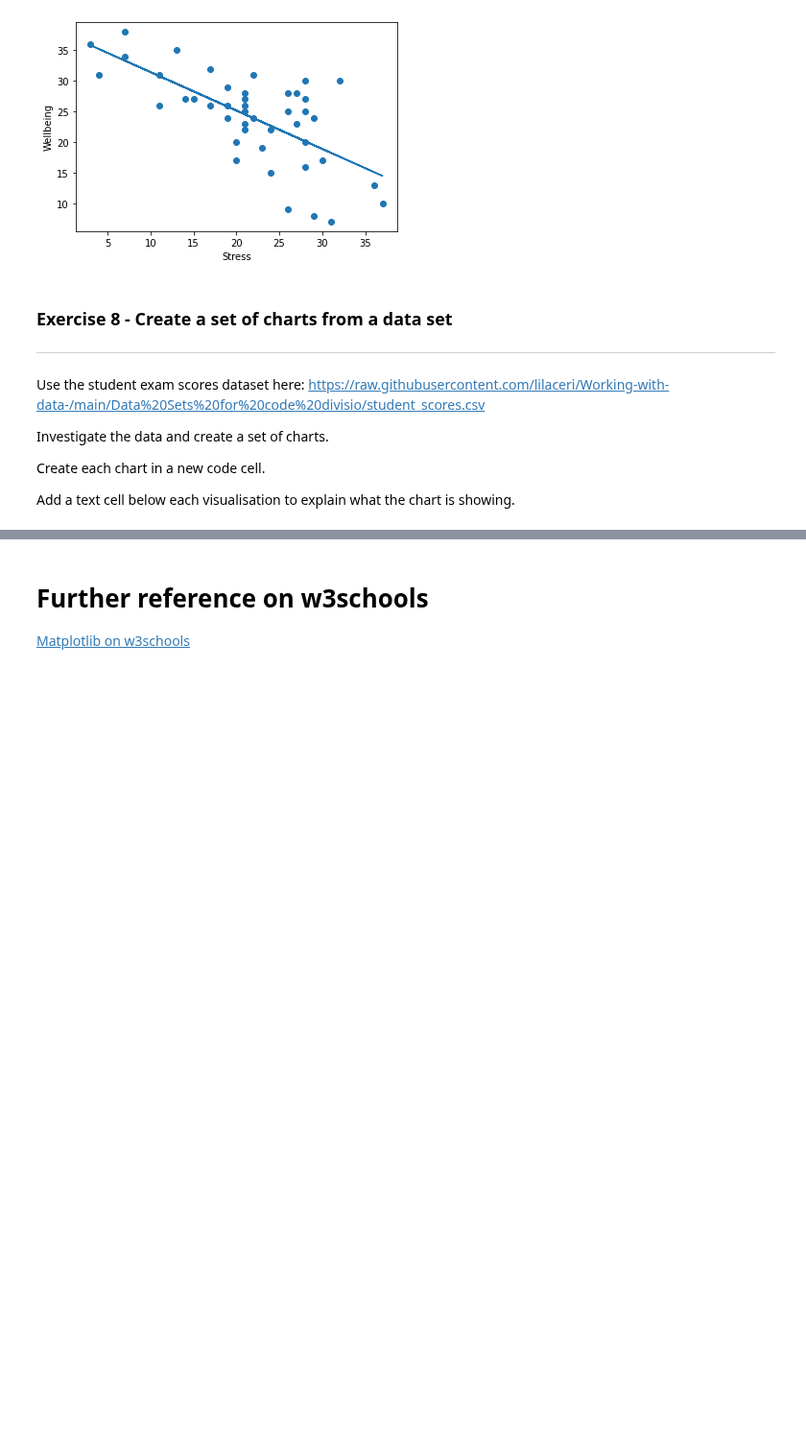
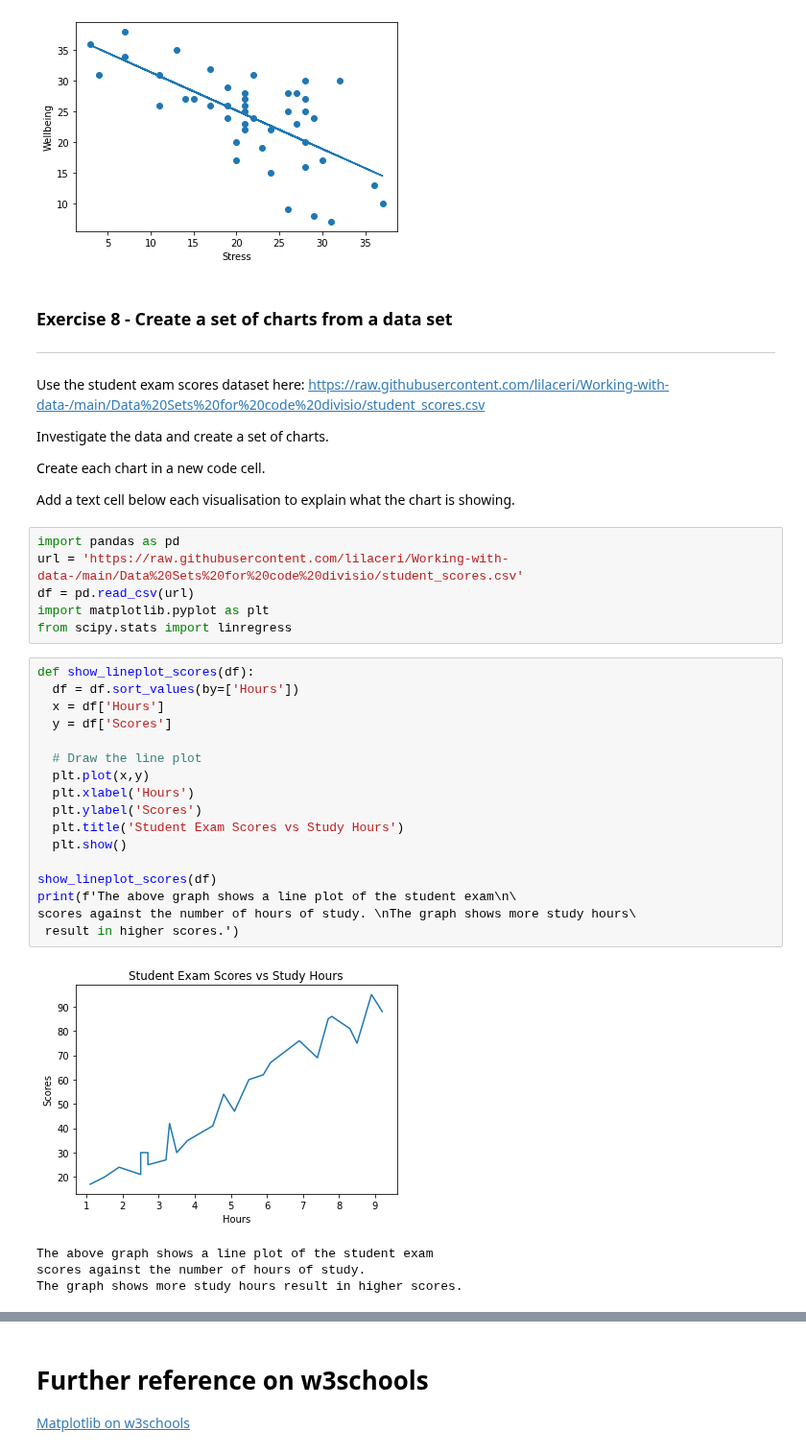
Before and after one commit to Imran-Github22/Imran-Farooqui, a Jupyter notebook: 7_1_Visualisation_with_matplotlib.ipynb, the cells around one changed output, grey strips where cells are left out. Shown at 96% size. Drawn from its saved outputs; the diff is of its cells as text; blank space fills up the shorter version.

```diff
--- a/7_1_Visualisation_with_matplotlib.ipynb
+++ b/7_1_Visualisation_with_matplotlib.ipynb
@@ -287,3 +301,31 @@ Investigate the data and create a set of charts.
 Create each chart in a new code cell.
 
 Add a text cell below each visualisation to explain what the chart is showing.
+# %%
+import pandas as pd
+url = 'https://raw.githubusercontent.com/lilaceri/Working-with-data-/main/Data%20Sets%20for%20code%20divisio/student_scores.csv'
+df = pd.read_csv(url)
+import matplotlib.pyplot as plt
+from scipy.stats import linregress
+# %%
+def show_lineplot_scores(df):
+  df = df.sort_values(by=['Hours'])
+  x = df['Hours']
+  y = df['Scores']
+
+  # Draw the line plot
+  plt.plot(x,y)
+  plt.xlabel('Hours')
+  plt.ylabel('Scores')
+  plt.title('Student Exam Scores vs Study Hours')
+  plt.show()
+
+show_lineplot_scores(df)
+print(f'The above graph shows a line plot of the student exam\n\
+scores against the number of hours of study. \nThe graph shows more study hours\
+ result in higher scores.')
+# %% [output]
+[figure, added]
+The above graph shows a line plot of the student exam
+scores against the number of hours of study.
+The graph shows more study hours result in higher scores.
```
Also changed, not shown: parts of 9 cells of this notebook.
